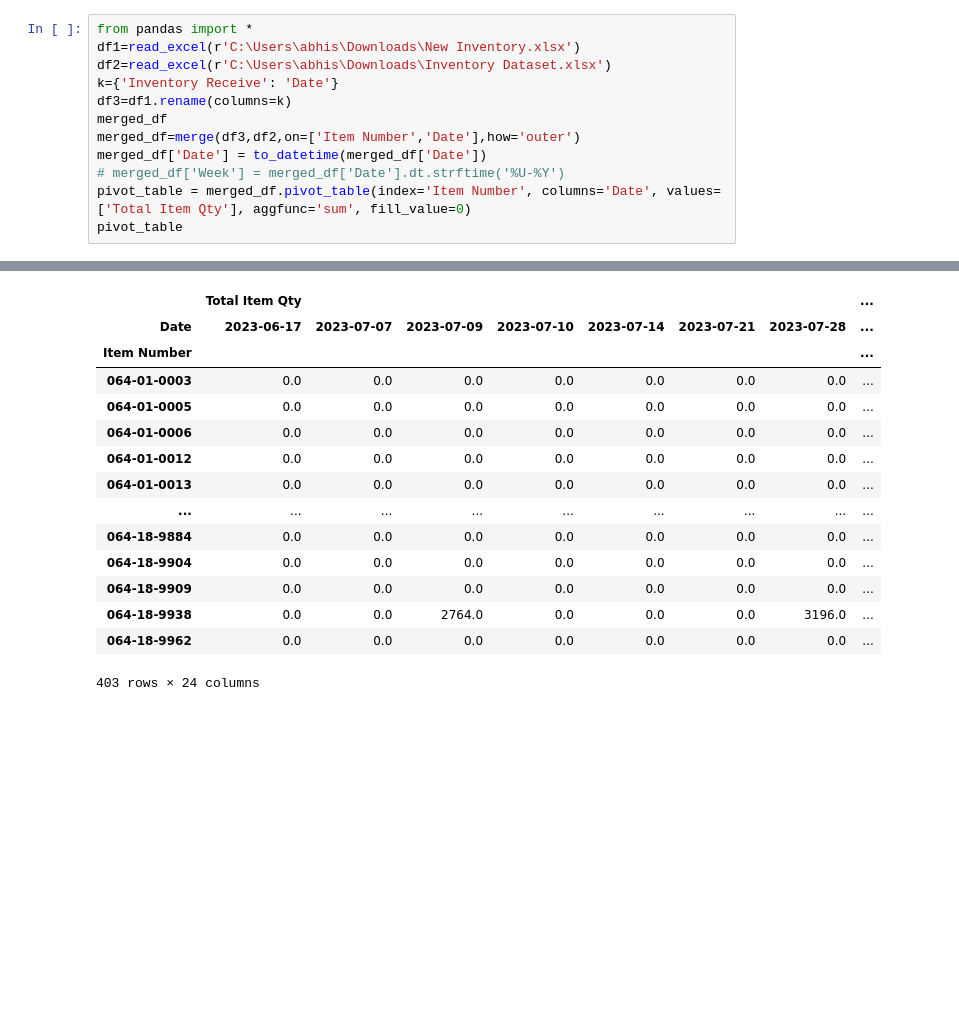
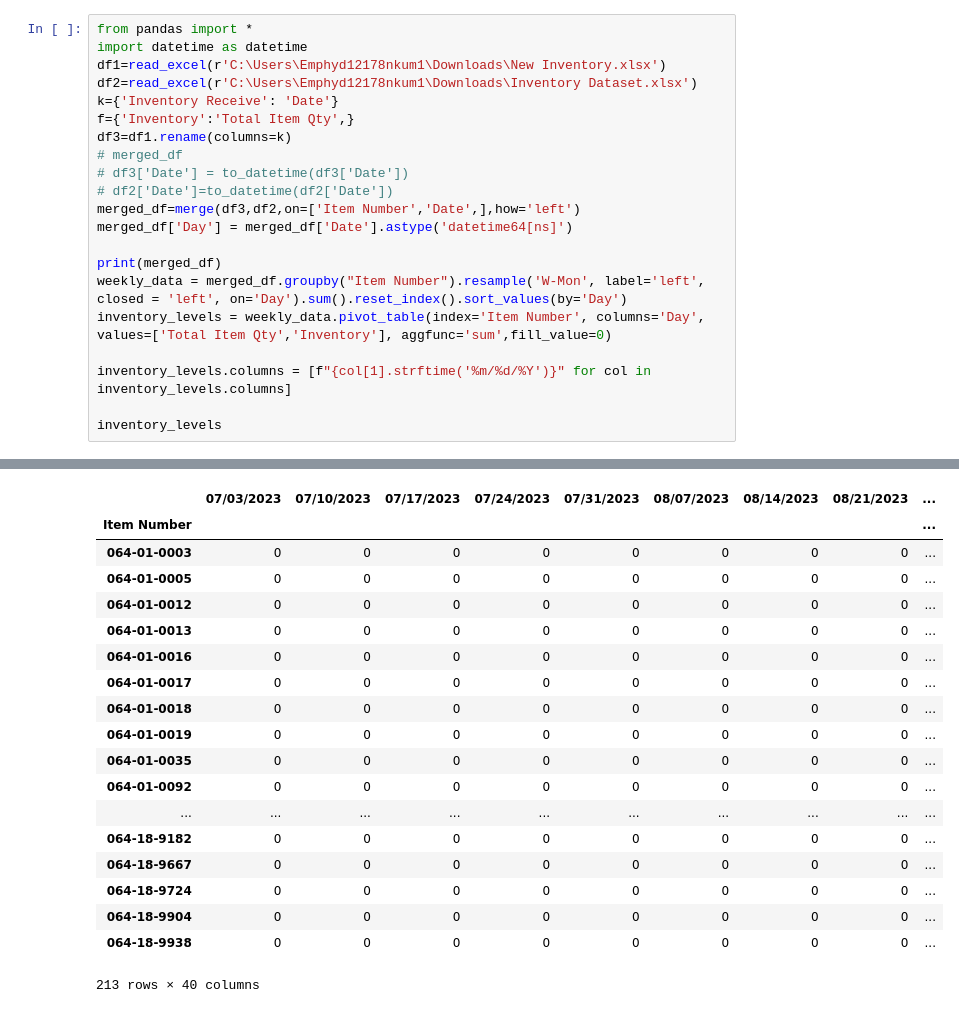
Before and after one commit to abhi-9791/Data_modification, a Jupyter notebook: assement.ipynb, the cells around one changed output, grey strips where cells are left out. Cells and saved outputs as stored; diff of their text form; blank space fills up the shorter version.

```diff
--- a/assement.ipynb
+++ b/assement.ipynb
@@ -1,13 +1,22 @@
 # %%
 from pandas import *
-df1=read_excel(r'C:\Users\abhis\Downloads\New Inventory.xlsx')
-df2=read_excel(r'C:\Users\abhis\Downloads\Inventory Dataset.xlsx')
+import datetime as datetime
+df1=read_excel(r'C:\Users\Emphyd12178nkum1\Downloads\New Inventory.xlsx')
+df2=read_excel(r'C:\Users\Emphyd12178nkum1\Downloads\Inventory Dataset.xlsx')
 k={'Inventory Receive': 'Date'}
+f={'Inventory':'Total Item Qty',}
 df3=df1.rename(columns=k)
-merged_df
-merged_df=merge(df3,df2,on=['Item Number','Date'],how='outer')
-merged_df['Date'] = to_datetime(merged_df['Date'])
-# merged_df['Week'] = merged_df['Date'].dt.strftime('%U-%Y')
-pivot_table = merged_df.pivot_table(index='Item Number', columns='Date', values=['Total Item Qty'], aggfunc='sum', fill_value=0)
-pivot_table
+# merged_df
+# df3['Date'] = to_datetime(df3['Date'])
+# df2['Date']=to_datetime(df2['Date'])
+merged_df=merge(df3,df2,on=['Item Number','Date',],how='left')
+merged_df['Day'] = merged_df['Date'].astype('datetime64[ns]')
+
+print(merged_df)
+weekly_data = merged_df.groupby("Item Number").resample('W-Mon', label='left', closed = 'left', on='Day').sum().reset_index().sort_values(by='Day')
+inventory_levels = weekly_data.pivot_table(index='Item Number', columns='Day', values=['Total Item Qty','Inventory'], aggfunc='sum',fill_value=0)
+
+inventory_levels.columns = [f"{col[1].strftime('%m/%d/%Y')}" for col in inventory_levels.columns]
+
+inventory_levels
 # %% [output]
@@ -14,15 +40,19 @@ pivot_table
-|  | Total Item Qty |  |  |  |  |  |  | ... |
-| Date | 2023-06-17 | 2023-07-07 | 2023-07-09 | 2023-07-10 | 2023-07-14 | 2023-07-21 | 2023-07-28 | ... |
-| Item Number |  |  |  |  |  |  |  | ... |
-| 064-01-0003 | 0.0 | 0.0 | 0.0 | 0.0 | 0.0 | 0.0 | 0.0 | ... |
-| 064-01-0005 | 0.0 | 0.0 | 0.0 | 0.0 | 0.0 | 0.0 | 0.0 | ... |
-| 064-01-0006 | 0.0 | 0.0 | 0.0 | 0.0 | 0.0 | 0.0 | 0.0 | ... |
-| 064-01-0012 | 0.0 | 0.0 | 0.0 | 0.0 | 0.0 | 0.0 | 0.0 | ... |
-| 064-01-0013 | 0.0 | 0.0 | 0.0 | 0.0 | 0.0 | 0.0 | 0.0 | ... |
-| ... | ... | ... | ... | ... | ... | ... | ... | ... |
-| 064-18-9884 | 0.0 | 0.0 | 0.0 | 0.0 | 0.0 | 0.0 | 0.0 | ... |
-| 064-18-9904 | 0.0 | 0.0 | 0.0 | 0.0 | 0.0 | 0.0 | 0.0 | ... |
-| 064-18-9909 | 0.0 | 0.0 | 0.0 | 0.0 | 0.0 | 0.0 | 0.0 | ... |
-| 064-18-9938 | 0.0 | 0.0 | 2764.0 | 0.0 | 0.0 | 0.0 | 3196.0 | ... |
-| 064-18-9962 | 0.0 | 0.0 | 0.0 | 0.0 | 0.0 | 0.0 | 0.0 | ... |
+|  | 07/03/2023 | 07/10/2023 | 07/17/2023 | 07/24/2023 | 07/31/2023 | 08/07/2023 | 08/14/2023 | 08/21/2023 | ... |
+| Item Number |  |  |  |  |  |  |  |  | ... |
+| 064-01-0003 | 0 | 0 | 0 | 0 | 0 | 0 | 0 | 0 | ... |
+| 064-01-0005 | 0 | 0 | 0 | 0 | 0 | 0 | 0 | 0 | ... |
+| 064-01-0012 | 0 | 0 | 0 | 0 | 0 | 0 | 0 | 0 | ... |
+| 064-01-0013 | 0 | 0 | 0 | 0 | 0 | 0 | 0 | 0 | ... |
+| 064-01-0016 | 0 | 0 | 0 | 0 | 0 | 0 | 0 | 0 | ... |
+| 064-01-0017 | 0 | 0 | 0 | 0 | 0 | 0 | 0 | 0 | ... |
+| 064-01-0018 | 0 | 0 | 0 | 0 | 0 | 0 | 0 | 0 | ... |
+| 064-01-0019 | 0 | 0 | 0 | 0 | 0 | 0 | 0 | 0 | ... |
+| 064-01-0035 | 0 | 0 | 0 | 0 | 0 | 0 | 0 | 0 | ... |
+| 064-01-0092 | 0 | 0 | 0 | 0 | 0 | 0 | 0 | 0 | ... |
+| ... | ... | ... | ... | ... | ... | ... | ... | ... | ... |
+| 064-18-9182 | 0 | 0 | 0 | 0 | 0 | 0 | 0 | 0 | ... |
+| 064-18-9667 | 0 | 0 | 0 | 0 | 0 | 0 | 0 | 0 | ... |
+| 064-18-9724 | 0 | 0 | 0 | 0 | 0 | 0 | 0 | 0 | ... |
+| 064-18-9904 | 0 | 0 | 0 | 0 | 0 | 0 | 0 | 0 | ... |
+| 064-18-9938 | 0 | 0 | 0 | 0 | 0 | 0 | 0 | 0 | ... |
-403 rows × 24 columns
+213 rows × 40 columns
```
Also changed, not shown: parts of 2 cells of this notebook.
